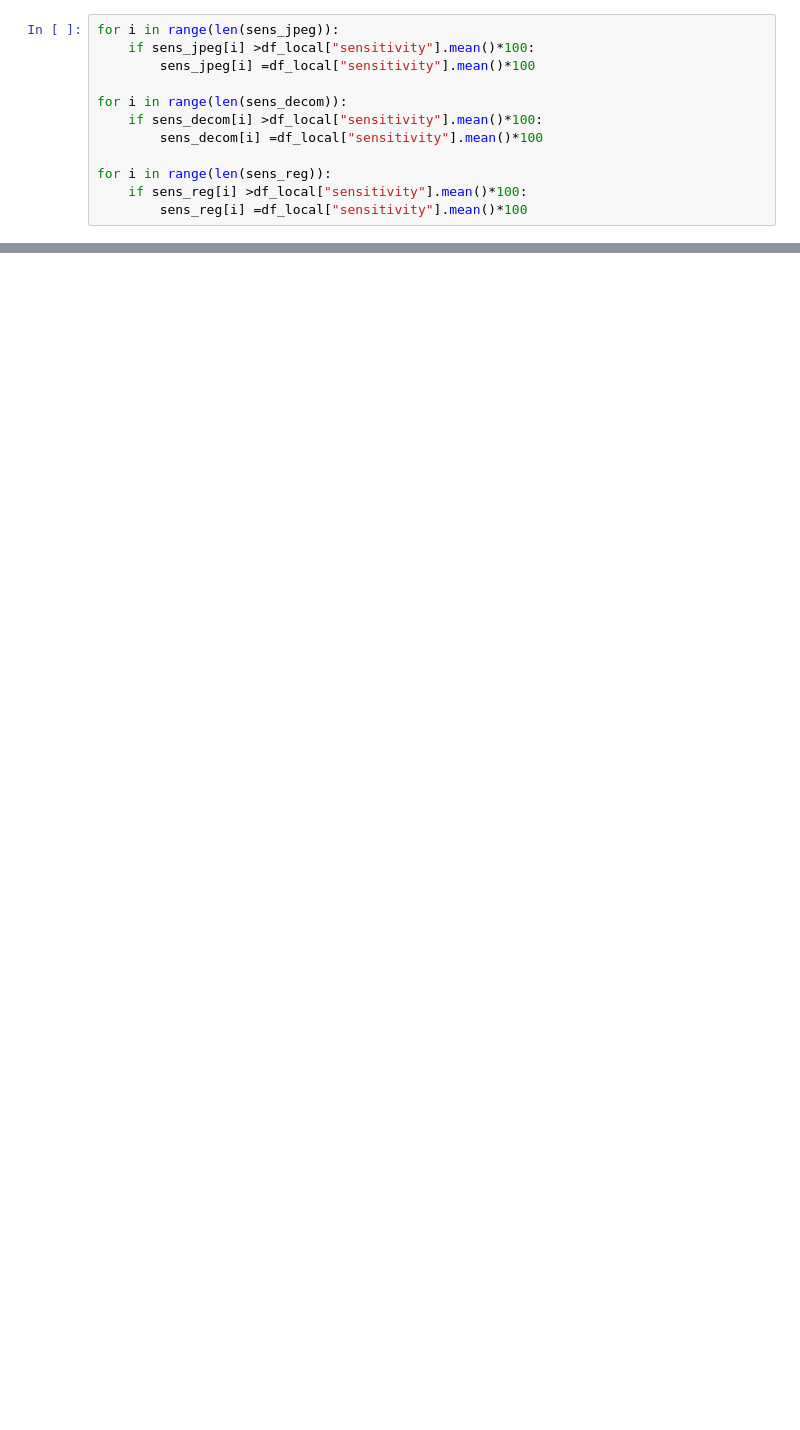
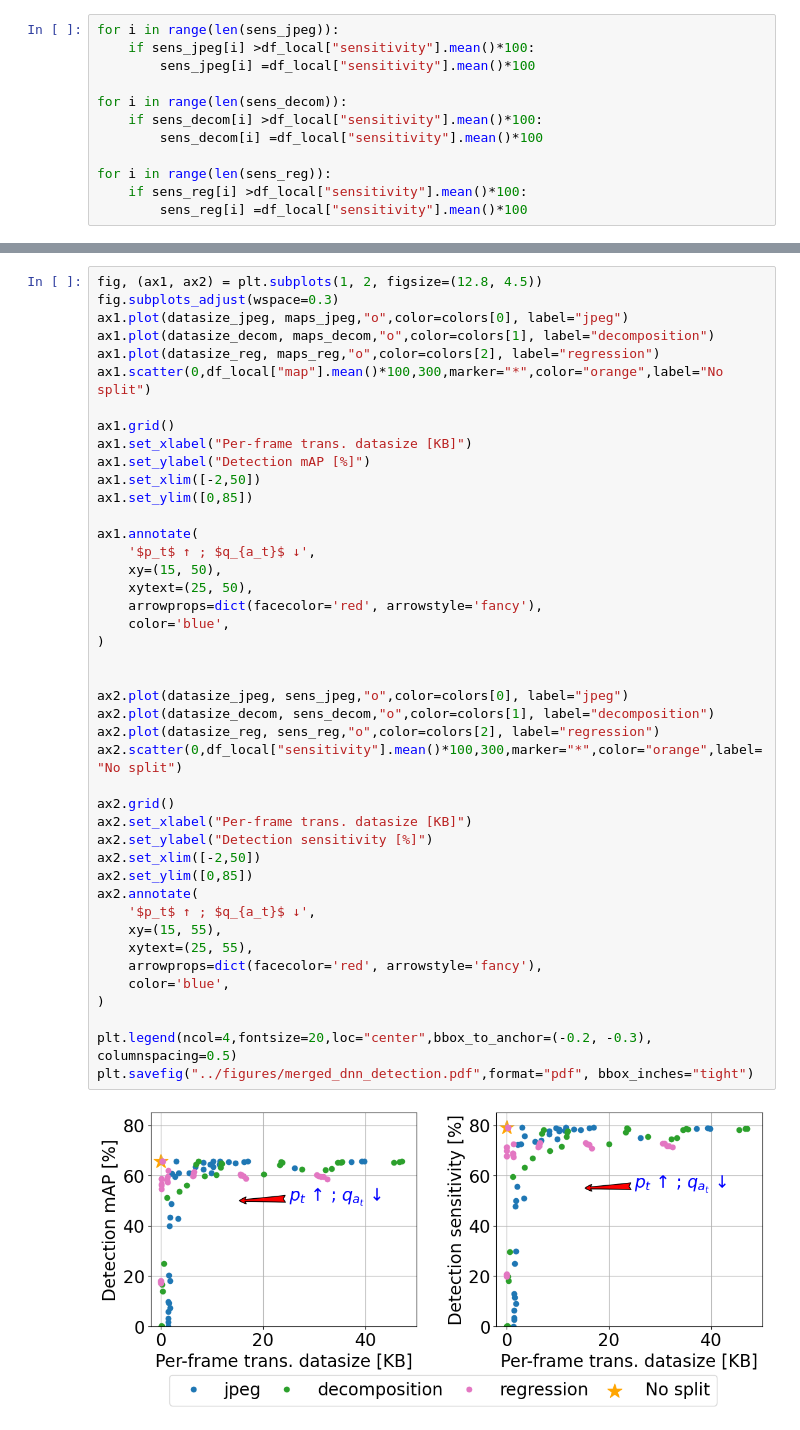
Before and after one commit to Rexyyj/split_DNN_framework, a Jupyter notebook: stable_tests/plot/map_vs_datasize.ipynb, the cells around one changed output, grey strips where cells are left out. Cells and saved outputs as stored; diff of their text form; blank space fills up the shorter version.

```diff
--- a/stable_tests/plot/map_vs_datasize.ipynb
+++ b/stable_tests/plot/map_vs_datasize.ipynb
@@ -165,0 +168,45 @@ plt.savefig("../figures/sens_vs_datasize.pdf", bbox_inches='tight')
+# %%
+fig, (ax1, ax2) = plt.subplots(1, 2, figsize=(12.8, 4.5))
+fig.subplots_adjust(wspace=0.3)
+ax1.plot(datasize_jpeg, maps_jpeg,"o",color=colors[0], label="jpeg")
+ax1.plot(datasize_decom, maps_decom,"o",color=colors[1], label="decomposition")
+ax1.plot(datasize_reg, maps_reg,"o",color=colors[2], label="regression")
+ax1.scatter(0,df_local["map"].mean()*100,300,marker="*",color="orange",label="No split")
+
+ax1.grid()
+ax1.set_xlabel("Per-frame trans. datasize [KB]")
+ax1.set_ylabel("Detection mAP [%]")
+ax1.set_xlim([-2,50])
+ax1.set_ylim([0,85])
+
+ax1.annotate(
+    '$p_t$ ↑ ; $q_{a_t}$ ↓',
+    xy=(15, 50),
+    xytext=(25, 50),
+    arrowprops=dict(facecolor='red', arrowstyle='fancy'),
+    color='blue',
+)
+
+
+ax2.plot(datasize_jpeg, sens_jpeg,"o",color=colors[0], label="jpeg")
+ax2.plot(datasize_decom, sens_decom,"o",color=colors[1], label="decomposition")
+ax2.plot(datasize_reg, sens_reg,"o",color=colors[2], label="regression")
+ax2.scatter(0,df_local["sensitivity"].mean()*100,300,marker="*",color="orange",label="No split")
+
+ax2.grid()
+ax2.set_xlabel("Per-frame trans. datasize [KB]")
+ax2.set_ylabel("Detection sensitivity [%]")
+ax2.set_xlim([-2,50])
+ax2.set_ylim([0,85])
+ax2.annotate(
+    '$p_t$ ↑ ; $q_{a_t}$ ↓',
+    xy=(15, 55),
+    xytext=(25, 55),
+    arrowprops=dict(facecolor='red', arrowstyle='fancy'),
+    color='blue',
+)
+
+plt.legend(ncol=4,fontsize=20,loc="center",bbox_to_anchor=(-0.2, -0.3), columnspacing=0.5)
+plt.savefig("../figures/merged_dnn_detection.pdf",format="pdf", bbox_inches="tight")
+# %% [output]
+[figure, added]
```
Also changed, not shown: parts of 3 cells of this notebook, 3 other files.
